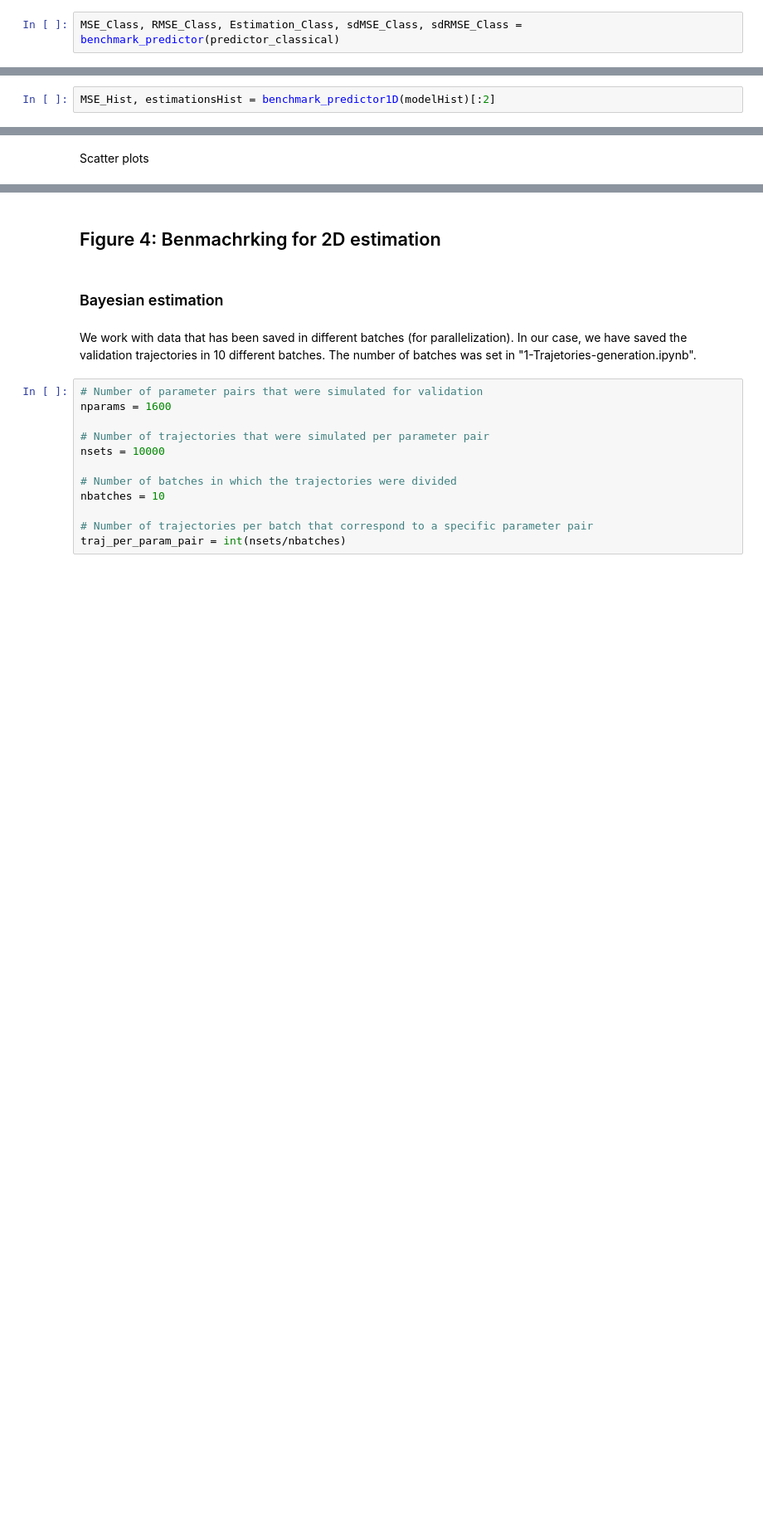
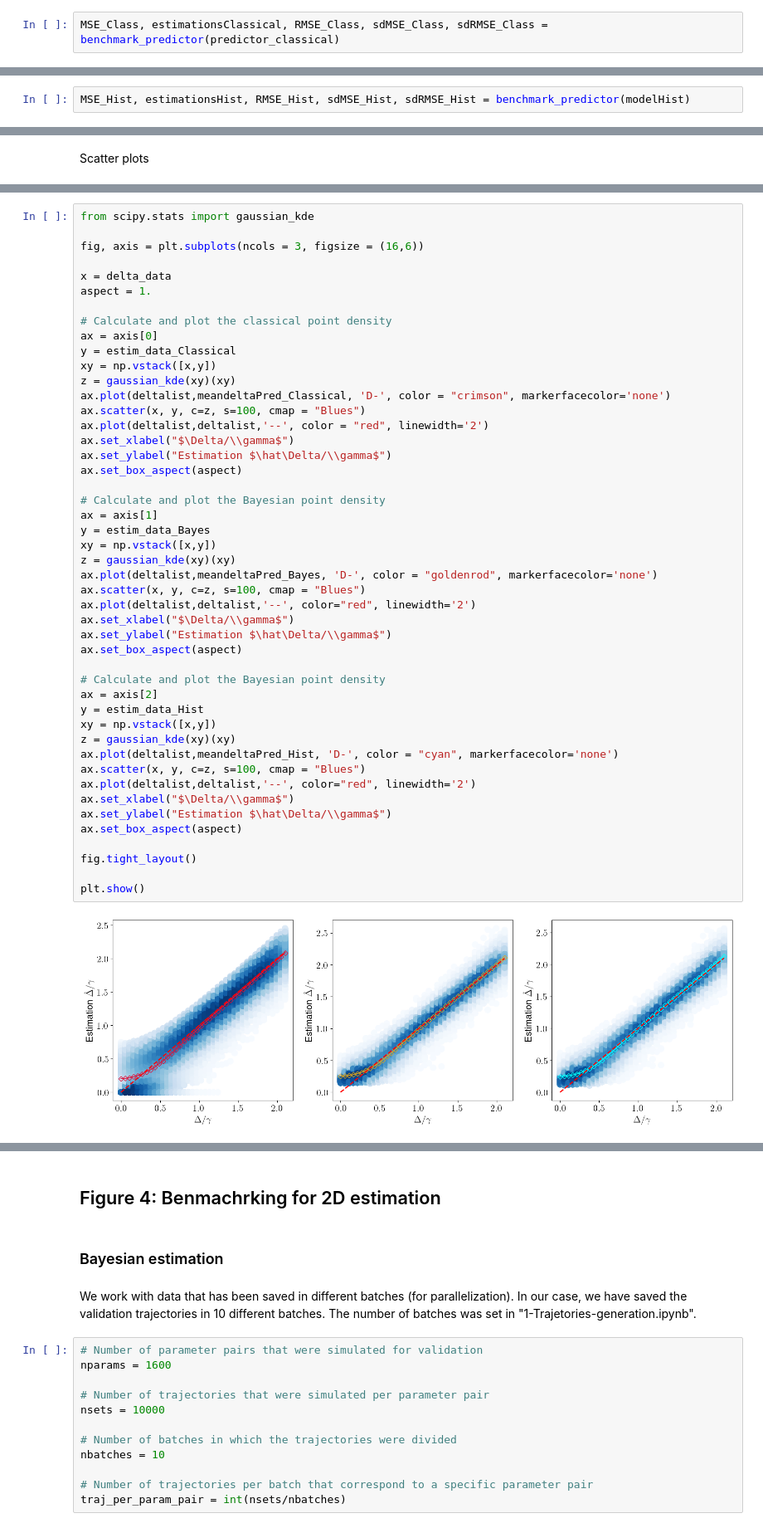
Before and after one commit to CarlosSMWolff/ParamEst-NN, a Jupyter notebook: notebooks/3-Results.ipynb, the cells around one changed output, grey strips where cells are left out. Shown at 83% size. Drawn from its saved outputs; the diff is of its cells as text; blank space fills up the shorter version.

```diff
--- a/notebooks/3-Results.ipynb
+++ b/notebooks/3-Results.ipynb
@@ -510,7 +509,7 @@ def predictor_classical(taus_matrix):
         delta_pred_TLS_Classical(T)
                      for T in tflist])
 # %%
-MSE_Class, RMSE_Class, Estimation_Class, sdMSE_Class, sdRMSE_Class = benchmark_predictor(predictor_classical)
+MSE_Class, estimationsClassical, RMSE_Class, sdMSE_Class, sdRMSE_Class = benchmark_predictor(predictor_classical)
 # %% [markdown]
 Mean Squared Error (MSE)
 # %%
@@ -787,7 +636,7 @@ Load model
 modelname = 'model-Hist.h5'
 modelHist=keras.models.load_model(datapath+f"models/1D/{modelname}", compile=False)
 # %%
-MSE_Hist, estimationsHist = benchmark_predictor1D(modelHist)[:2]
+MSE_Hist, estimationsHist, RMSE_Hist, sdMSE_Hist, sdRMSE_Hist = benchmark_predictor(modelHist)
 # %%
 fix, ax = plt.subplots(figsize=(8,8))
 ax.plot(deltalist,MSE_Bayes_Mean,'s-', label= 'Bayes',  color = "goldenrod", markerfacecolor='none')
@@ -1181,0 +678,49 @@ plt.show()
+# %%
+from scipy.stats import gaussian_kde
+
+fig, axis = plt.subplots(ncols = 3, figsize = (16,6))
+
+x = delta_data
+aspect = 1.
+
+# Calculate and plot the classical point density
+ax = axis[0]
+y = estim_data_Classical
+xy = np.vstack([x,y])
+z = gaussian_kde(xy)(xy)
+ax.plot(deltalist,meandeltaPred_Classical, 'D-', color = "crimson", markerfacecolor='none')
+ax.scatter(x, y, c=z, s=100, cmap = "Blues")
+ax.plot(deltalist,deltalist,'--', color = "red", linewidth='2')
+ax.set_xlabel("$\Delta/\\gamma$")
+ax.set_ylabel("Estimation $\hat\Delta/\\gamma$")
+ax.set_box_aspect(aspect)
+
+# Calculate and plot the Bayesian point density
+ax = axis[1]
+y = estim_data_Bayes
+xy = np.vstack([x,y])
+z = gaussian_kde(xy)(xy)
+ax.plot(deltalist,meandeltaPred_Bayes, 'D-', color = "goldenrod", markerfacecolor='none')
+ax.scatter(x, y, c=z, s=100, cmap = "Blues")
+ax.plot(deltalist,deltalist,'--', color="red", linewidth='2')
+ax.set_xlabel("$\Delta/\\gamma$")
+ax.set_ylabel("Estimation $\hat\Delta/\\gamma$")
+ax.set_box_aspect(aspect)
+
+# Calculate and plot the Bayesian point density
+ax = axis[2]
+y = estim_data_Hist
+xy = np.vstack([x,y])
+z = gaussian_kde(xy)(xy)
+ax.plot(deltalist,meandeltaPred_Hist, 'D-', color = "cyan", markerfacecolor='none')
+ax.scatter(x, y, c=z, s=100, cmap = "Blues")
+ax.plot(deltalist,deltalist,'--', color="red", linewidth='2')
+ax.set_xlabel("$\Delta/\\gamma$")
+ax.set_ylabel("Estimation $\hat\Delta/\\gamma$")
+ax.set_box_aspect(aspect)
+
+fig.tight_layout()
+
+plt.show()
+# %% [output]
+[figure, added]
```
Also changed, not shown: parts of 104 cells of this notebook, 1 other file.
